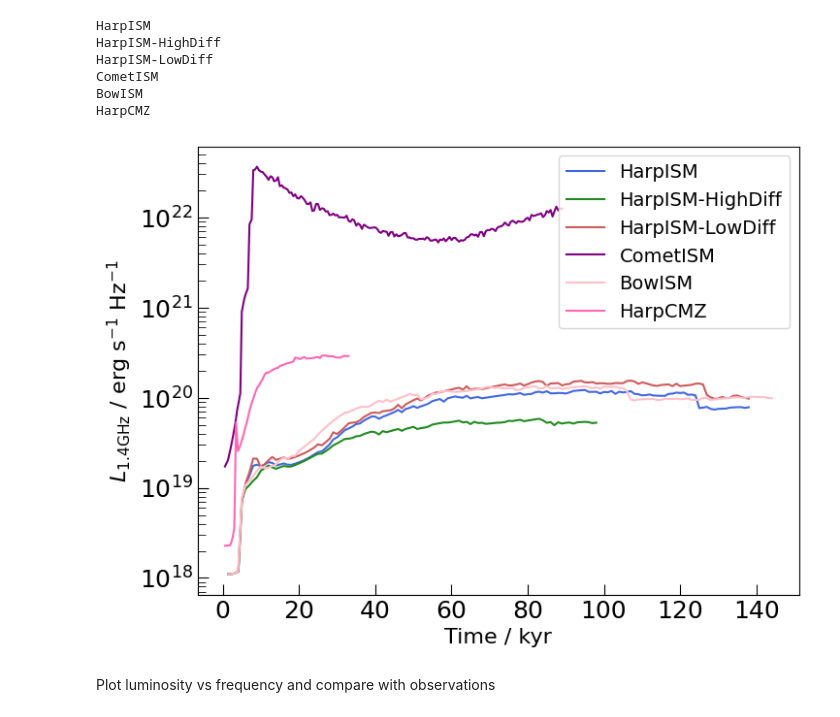
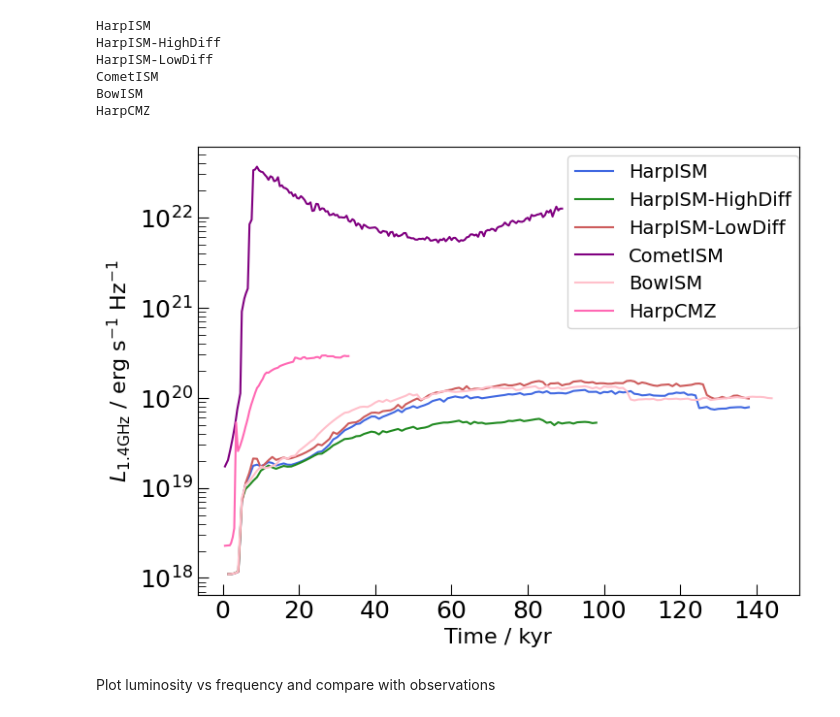
Before and after one commit to kwat0308/crbowshock_analysis_tools, a Jupyter notebook: calculate_CR_properties/2_plot_results/plot_luminosities.ipynb, the cells around one changed output. Saved outputs shown, nothing was run; the diff lists cells and outputs as text; code cells hidden in the pictures.

```diff
--- a/calculate_CR_properties/2_plot_results/plot_luminosities.ipynb
+++ b/calculate_CR_properties/2_plot_results/plot_luminosities.ipynb
@@ -26,35 +26,35 @@ for i, sim_name in enumerate(list(bowshock_config.keys())):
         synch_lum = pf[sim_name]["synch_lum"][()] * (u.erg / u.s / u.Hz)
 
     synch_freq_idx = np.digitize(synch_freq, synch_freq_grid, right=True)
     synch_lum = synch_lum[:,synch_freq_idx]
 
     times = times[synch_lum > 0]
     synch_lum = synch_lum[synch_lum > 0]
 
     ax_tseries.semilogy(times, synch_lum, color=bowshock_config[sim_name]["color"], label=sim_name)
 
 ax_tseries.set_xlabel("Time / kyr", fontsize=16)
 ax_tseries.set_ylabel(r"$L_\mathrm{1.4 GHz}$ / erg s$^{-1}$ Hz$^{-1}$", fontsize=16)
 
 # ylimits
 # ax_tseries.set_ylim(ymin=1e18, ymax=1e23)
 
 # ticks
 ax_tseries.tick_params(axis='both', direction="in", which='major', size=8, labelsize=18)
 ax_tseries.tick_params(axis='both', direction="in", which='minor', size=6, labelsize=16)
 
-ax_tseries.legend(prop={"size":14})
+ax_tseries.legend(prop={"size":14}, bbox_to_anchor=[0.6,1.0])
 
 # save
 fig_tseries.savefig(f"{fig_dir}/synch/synch_lum_timeseries.pdf", bbox_inches="tight", dpi=300)
 # %% [output]
 HarpISM
 HarpISM-HighDiff
 HarpISM-LowDiff
 CometISM
 BowISM
 HarpCMZ
-[figure, old version]
+[figure, new version]
 # %% [markdown]
 Plot luminosity vs frequency and compare with observations
 # %%
```
Also changed, not shown: parts of 2 cells of this notebook, 7 other files.
